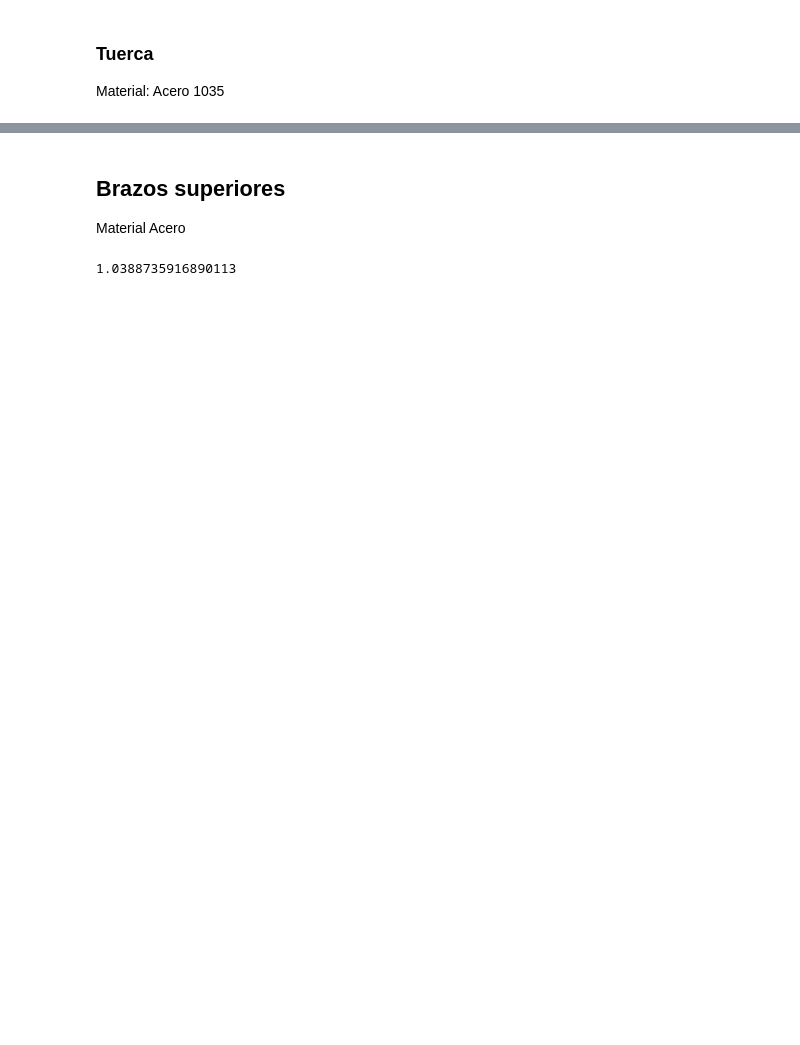
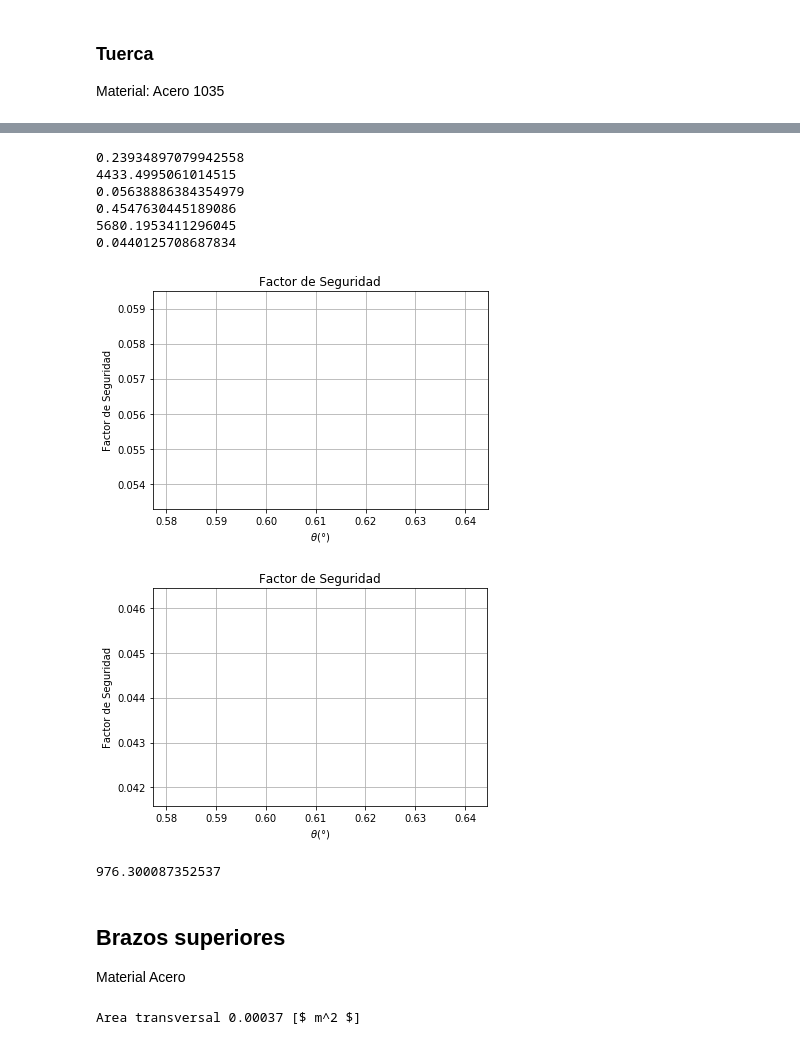
Before and after one commit to OscarEMejia/Herramientas-Computacionales, a Jupyter notebook: Manufactura/Calculos.ipynb, the cells around one changed output, grey strips where cells are left out. Drawn from its saved outputs; the diff is of its cells as text; code cells hidden in the pictures; blank space fills up the shorter version.

```diff
--- a/Manufactura/Calculos.ipynb
+++ b/Manufactura/Calculos.ipynb
@@ -6,8 +6,8 @@ import math
 ## Caracteristicas del material
 # %%
 #Caracteristicas del Material
-Sigma_y = 210e6 #Esfuerzo del Material
-f_s=2 #Factor de Seguridad
+Sigma_y = 250e6 #Esfuerzo del Material
+f_s=2.5 #Factor de Seguridad
 Sigma_max=Sigma_y/f_s # Esfuerzo Maximo Permitido
 print("Esfuerzo Maximo Permitido %.2f MPa" %(Sigma_max/(10**6)))
 densidad=   7850 # kg/ m^3
@@ -107,16 +232,72 @@ Dimetro de los pines de la tuerca es de 0.008 m, y el diametro de la cabeza es d
+# %%
+##Inferior
+F2 = F/2
+F2 /= 2*np.sin(theta)
+h= 41.78/1000
+t= 4/1000
+##Pin
+d= 10 /1000
+sigma_teorico = F2/(h*t)
+print(d/h)
+sigma_0 = h/(h-d)*sigma_teorico
+sigma_real =2.45* sigma_0
+print(sigma_real/10**6)
+print(Sigma_y/sigma_real)
+Fs=Sigma_y/sigma_real
+## Grafica
+plt.title('Factor de Seguridad')
+plt.plot(np.degrees(theta),Fs)
+plt.xlabel('$\\theta (°)$')
+plt.ylabel('Factor de Seguridad')
+plt.grid(True)
+plt.savefig('Infpin.jpg')
+## T
+d= 2*9.5 /1000
+sigma_teorico = F2/(h*t)
+print(d/h)
+sigma_0 = h/(h-d)*sigma_teorico
+sigma_real =2.25* sigma_0
+print(sigma_real/10**6)
+print(Sigma_y/sigma_real)
+Fs2=Sigma_y/sigma_real
+##Grafica
+plt.figure()
+plt.title('Factor de Seguridad')
+plt.plot(np.degrees(theta),Fs2)
+plt.xlabel('$\\theta (°)$')
+plt.ylabel('Factor de Seguridad')
+plt.grid(True)
+plt.savefig('InfT.jpg')
+# %% [output]
+0.23934897079942558
+4433.4995061014515
+0.05638886384354979
+0.4547630445189086
+5680.1953411296045
+0.0440125708687834
+[figure, added]
+[figure, added]
+# %%
+V = F2
+A = np.pi*(10/1000)**2
+tau = 4/3*V/A
+tau/10**6
+# %% [output]
+976.300087352537
 # %% [markdown]
 ## Brazos superiores
 Material Acero
 # %%
-sigma_c = 1.25*Sigma_max ## Esfuerzo de Compresion
-load = F/2
-t=8 #mm
-b = 3*t/1000 #m
-A=(t/1000)*(b) #Area transversal
-I=(t*b**3)/(1000*12) # Momento de inercia
+load = (F/2)/(np.sin(theta))
+t=4/1000 #espesor [m]
+b = 40 /1000 ## ancho base [m]
+h = 30/1000 ## alto base [m]
+A= 2*(h*t)+((b-2*t)*t) #Area transversal
+I=(t*h**3)/(1000*12) # Momento de inercia
 k= (I/A)**(1/2) ## radio de giro
 
 a  = 1/7500 ## numero de rankine
-P_Rc/F
+
+print("Area transversal %.5f [$ m^2 $]" %(A))
 # %% [output]
-1.0388735916890113
+Area transversal 0.00037 [$ m^2 $]
```
Also changed, not shown: parts of 15 cells of this notebook, 5 other files.
